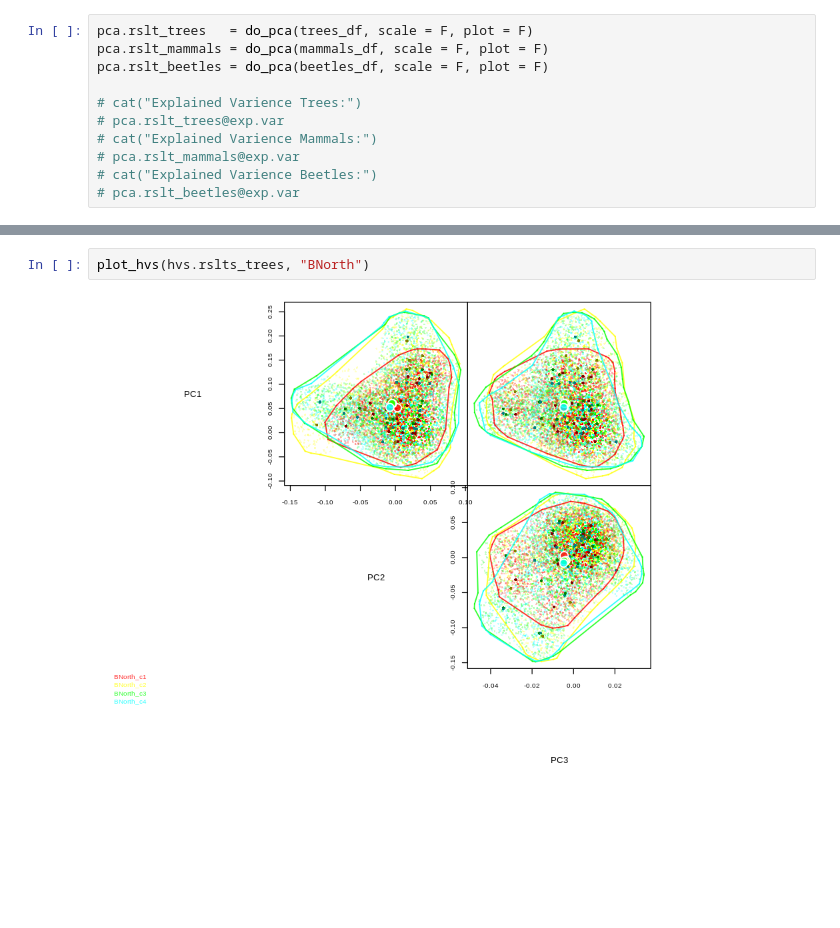
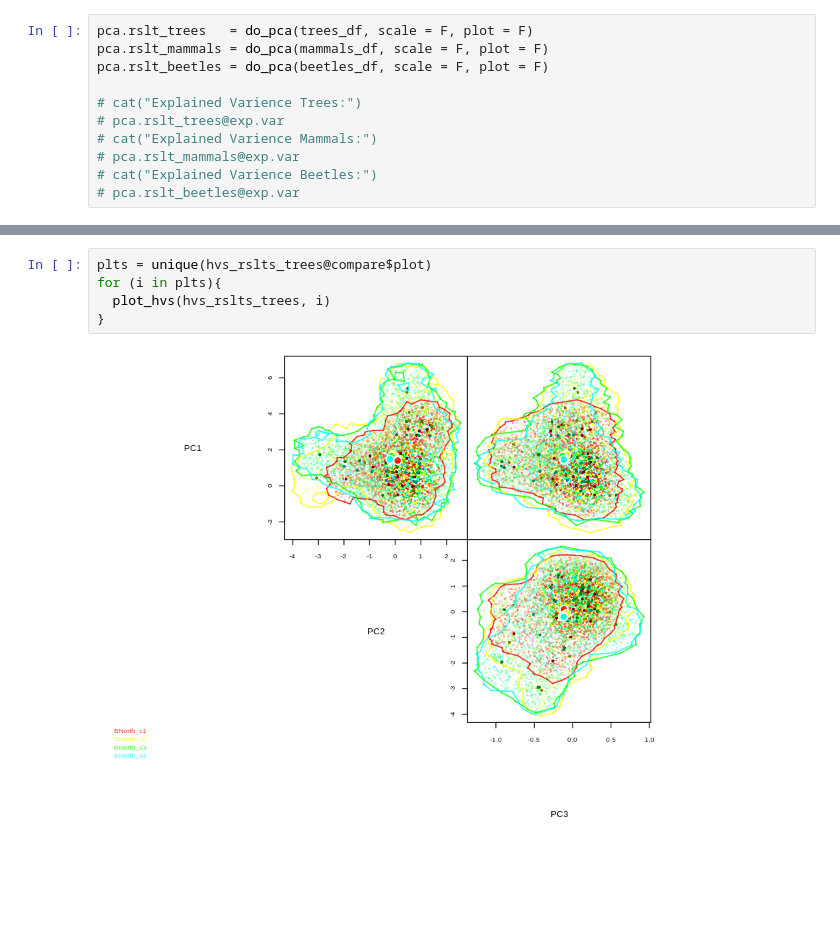
Before and after one commit to dbridg15/masters_project, a Jupyter notebook: Code/playing.ipynb, the cells around one changed output, grey strips where cells are left out. Cells and saved outputs as stored; diff of their text form; blank space fills up the shorter version.

Commit message:
functions sorted need to figure out possible model

```diff
--- a/Code/playing.ipynb
+++ b/Code/playing.ipynb
@@ -46,7 +42,10 @@ Comparing Hypervolume  30  of  30 :  E100-2_c2016-c2017
 
 Building Hypervolume  60  of  60 :  VJR_P3
 Comparing Hypervolume  40  of  40 :  VJR_P2-P3
-# %%
-plot_hvs(hvs.rslts_trees, "BNorth")
-# %% [output]
-[figure, removed]
+# %%
+plts = unique(hvs_rslts_trees@compare$plot)
+for (i in plts){
+  plot_hvs(hvs_rslts_trees, i)
+}
+# %% [output]
+[figure, added]
```
Also changed, not shown: parts of 10 cells of this notebook, 2 other files.
